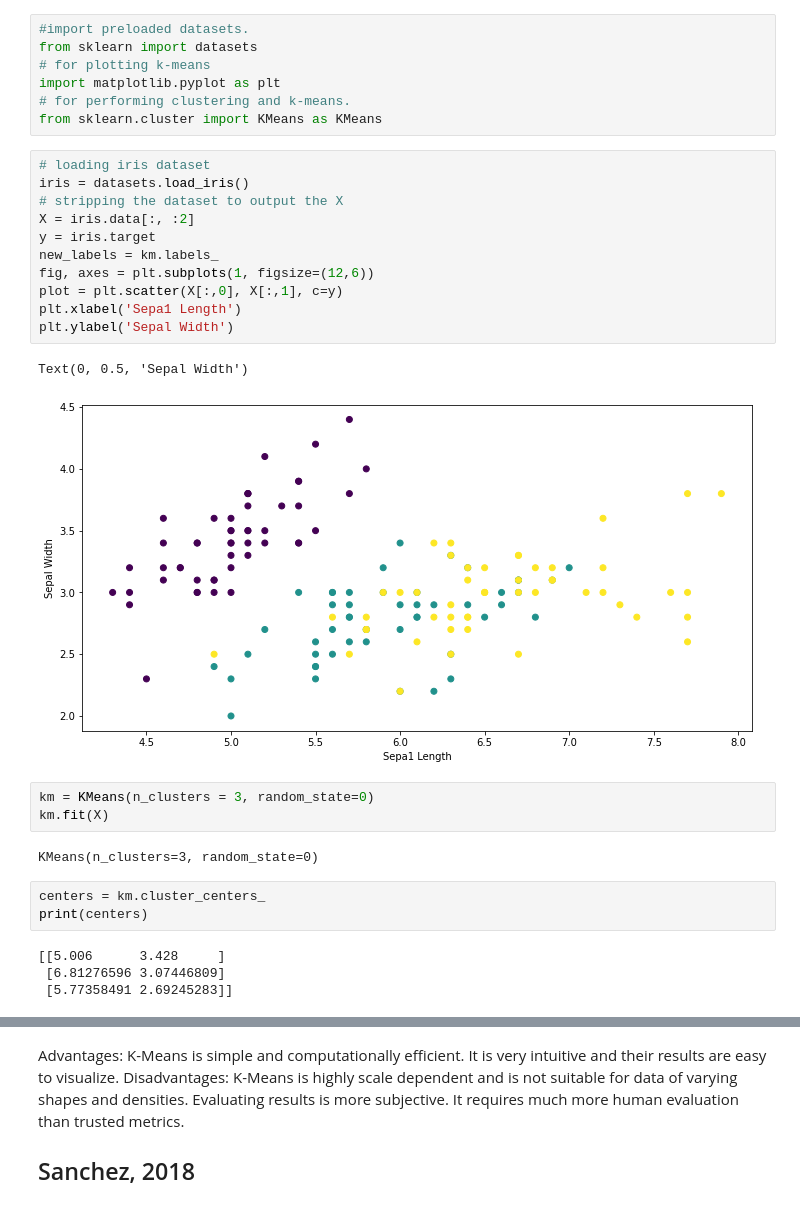
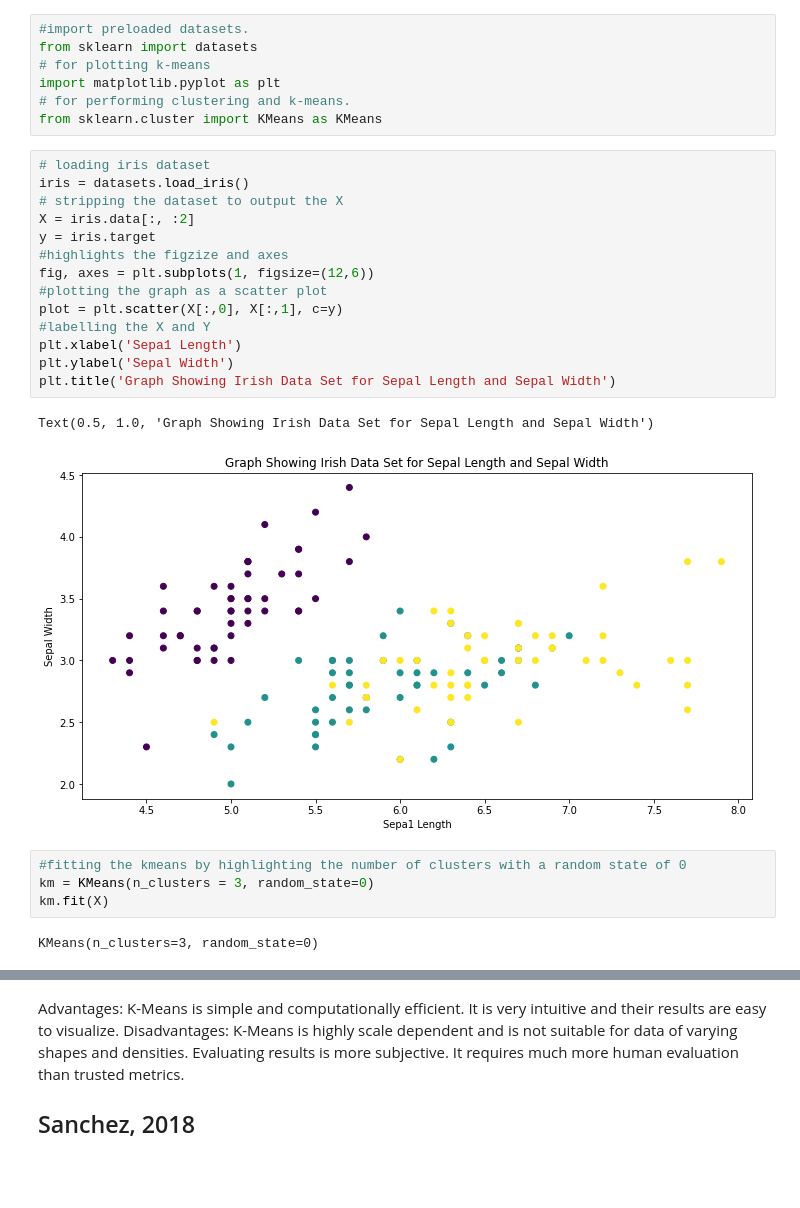
Before and after one commit to garycunningham89/machinelearning, a Jupyter notebook: tasks2020.ipynb, the cells around one changed output, grey strips where cells are left out. Cells and saved outputs as stored; diff of their text form; blank space fills up the shorter version.

```diff
--- a/tasks2020.ipynb
+++ b/tasks2020.ipynb
@@ -390,26 +432,23 @@ from sklearn.cluster import KMeans as KMeans
 # %%
 # loading iris dataset
 iris = datasets.load_iris()
 # stripping the dataset to output the X
 X = iris.data[:, :2]
 y = iris.target
-new_labels = km.labels_
+#highlights the figzize and axes
 fig, axes = plt.subplots(1, figsize=(12,6))
+#plotting the graph as a scatter plot
 plot = plt.scatter(X[:,0], X[:,1], c=y)
+#labelling the X and Y
 plt.xlabel('Sepa1 Length')
 plt.ylabel('Sepal Width')
+plt.title('Graph Showing Irish Data Set for Sepal Length and Sepal Width')
 # %% [output]
-Text(0, 0.5, 'Sepal Width')
+Text(0.5, 1.0, 'Graph Showing Irish Data Set for Sepal Length and Sepal Width')
-[figure, old version]
+[figure, new version]
 # %%
+#fitting the kmeans by highlighting the number of clusters with a random state of 0
 km = KMeans(n_clusters = 3, random_state=0)
 km.fit(X)
 # %% [output]
 KMeans(n_clusters=3, random_state=0)
-# %%
-centers = km.cluster_centers_
-print(centers)
-# %% [output]
-[[5.006      3.428     ]
- [6.81276596 3.07446809]
- [5.77358491 2.69245283]]
```
Also changed, not shown: parts of 21 cells of this notebook.
